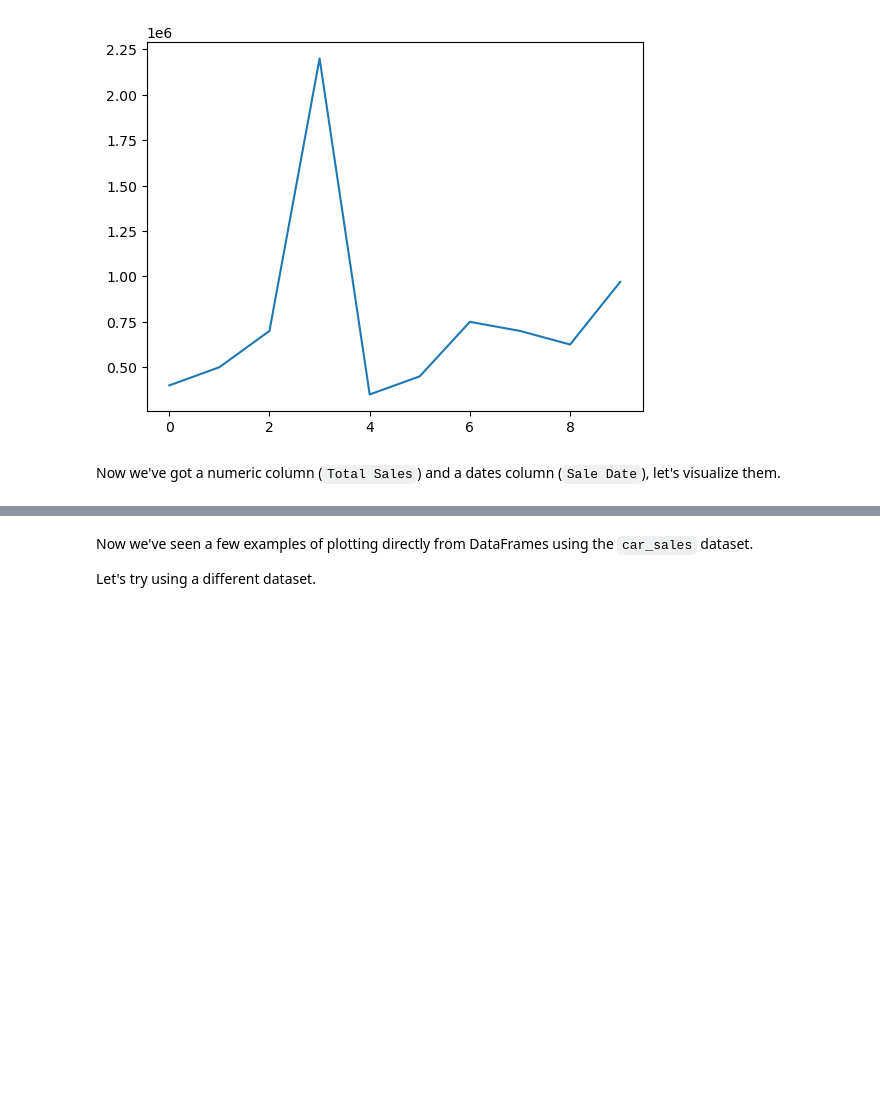
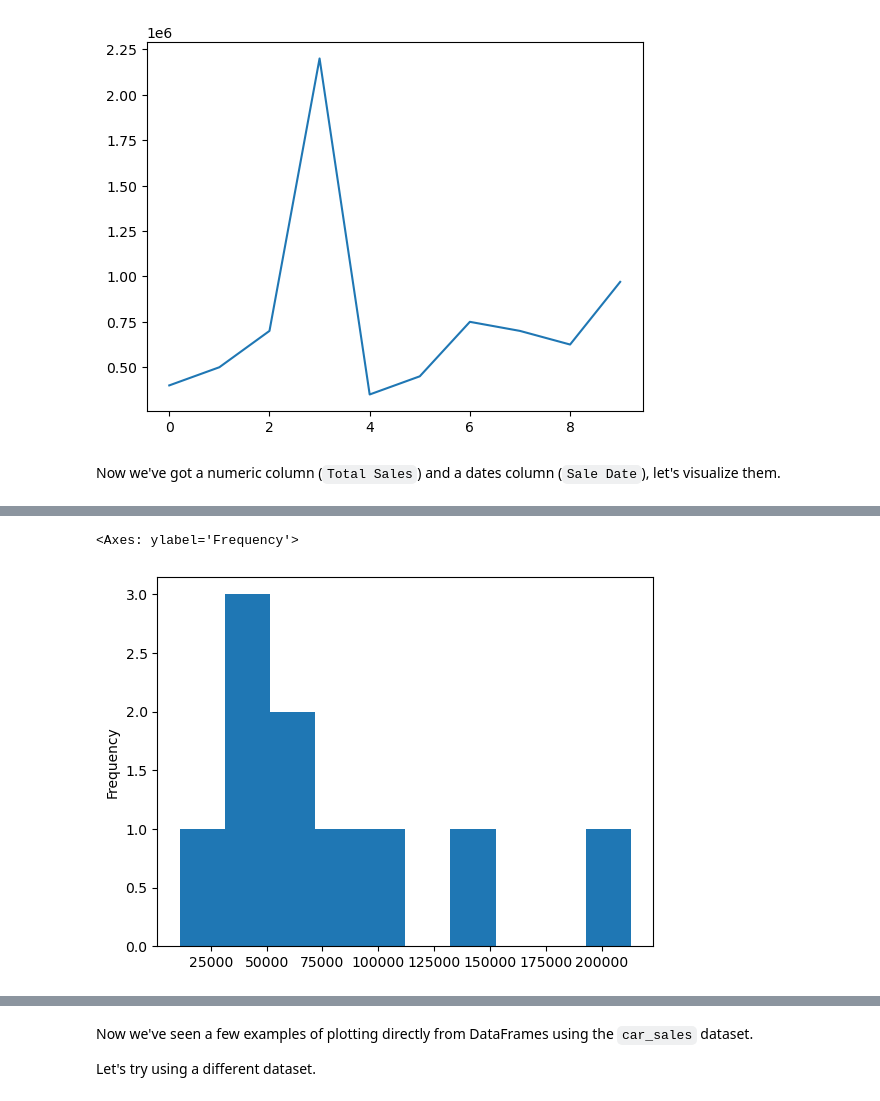
Before and after one commit to pnowak2/learnjs, a Jupyter notebook: libraries/machine learning/complete-machine-learning-bootcamp-udemy/8-matplotlib/matplotlib-exercises.ipynb, the cells around one changed output, grey strips where cells are left out. Cells and saved outputs as stored; diff of their text form; code cells hidden in the pictures; blank space fills up the shorter version.

```diff
--- a/libraries/machine learning/complete-machine-learning-bootcamp-udemy/8-matplotlib/matplotlib-exercises.ipynb
+++ b/libraries/machine learning/complete-machine-learning-bootcamp-udemy/8-matplotlib/matplotlib-exercises.ipynb
@@ -336,4 +379,8 @@ Now we've got a numeric column (`Total Sales`) and a dates column (`Sale Date`),
 # %%
 # Create a histogram of the 'Odometer (KM)' column
+car_sales['Odometer (KM)'].plot(kind='hist')
+# %% [output]
+<Axes: ylabel='Frequency'>
+[figure, added]
 # %%
 # Create a histogram of the 'Price' column with 20 bins
```
Also changed, not shown: parts of 20 cells of this notebook, 1 other file.
